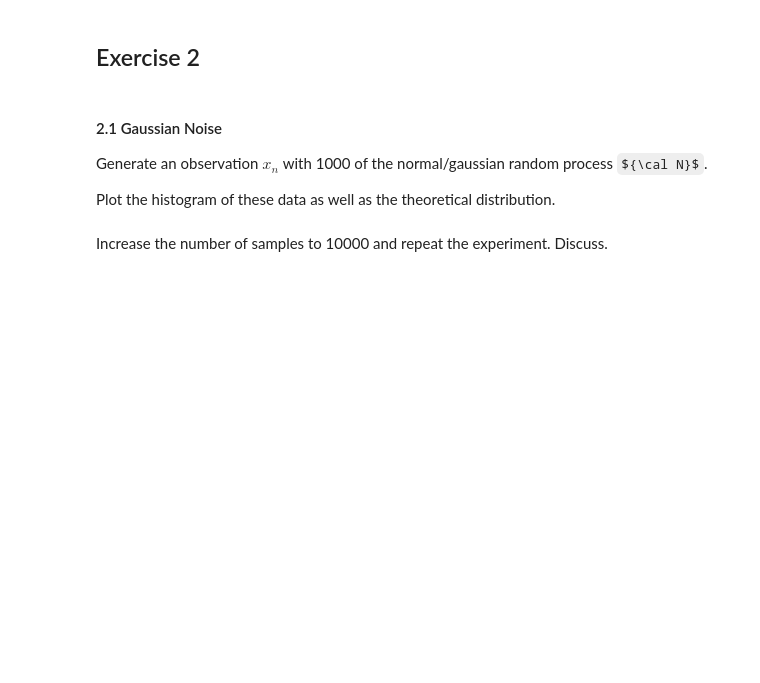
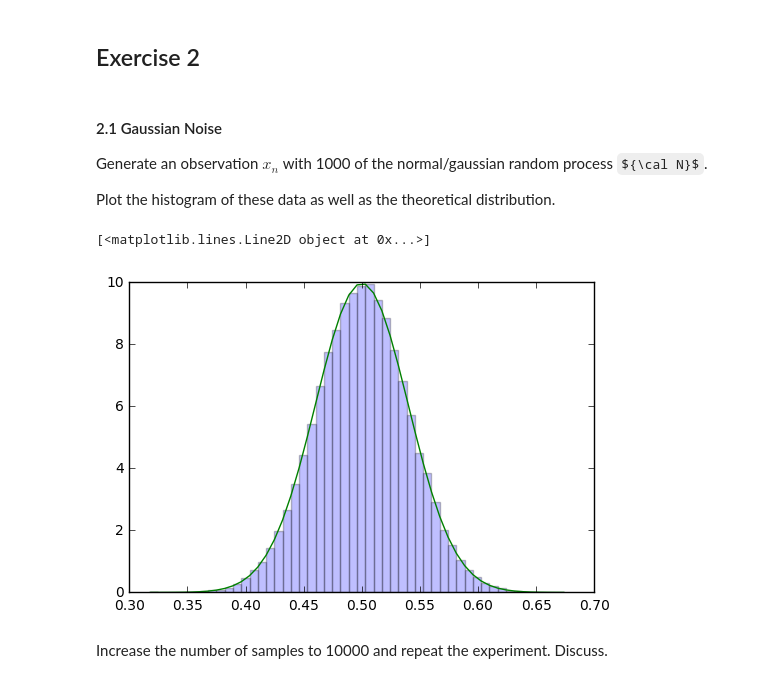
Before and after one commit to daniglezad/DSP-TP-1617, a Jupyter notebook: Lab1/python/Lab1.ipynb, the cells around one changed output. Drawn from its saved outputs; the diff is of its cells as text; code cells hidden in the pictures; some formulas as TeX source; blank space fills up the shorter version.

```diff
--- a/Lab1/python/Lab1.ipynb
+++ b/Lab1/python/Lab1.ipynb
@@ -204,15 +216,20 @@ Generate an observation $x_n$ with 1000 of the normal/gaussian random process ${
 Plot the histogram of these data as well as the theoretical distribution.
 # %%
 # Define the mean and standard deviation
-
-# np.random.normal(mu, sigma, (N, ))
+mu=0.5
+sigma=0.04
+N=100000
+arange=np.random.normal(mu, sigma, (N, ))
 
 # Plot the histogram
-#n, bins, patches = plt.hist(..., 50, normed=1, alpha=0.25)
-
+n, bins, patches = plt.hist(arange, 50, normed=1, alpha=0.25)
 # Plot the distribution
 from scipy.stats import norm
-#distri = norm.pdf(bins, mu, sigma)
+distri = norm.pdf(bins, mu, sigma)
+plt.plot(bins,distri)
+# %% [output]
+[<matplotlib.lines.Line2D object at 0x...>]
+[figure, added]
 # %% [markdown]
 
 Increase the number of samples to 10000 and repeat the experiment. Discuss.
```
Also changed, not shown: parts of 11 cells of this notebook.
